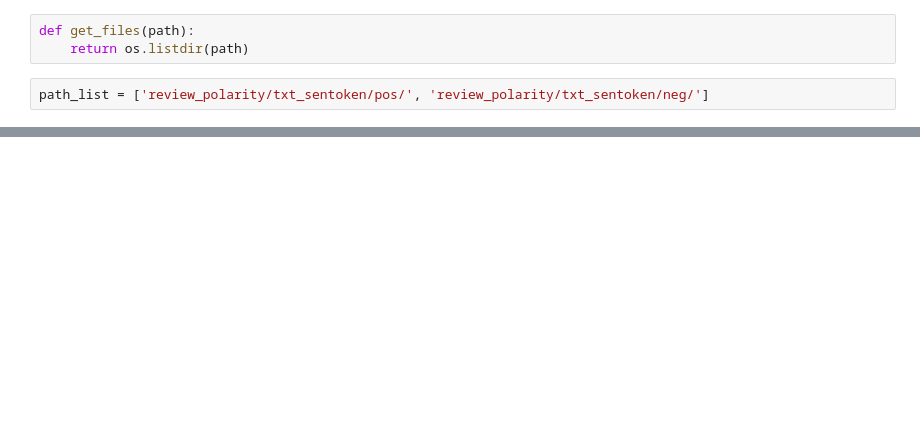
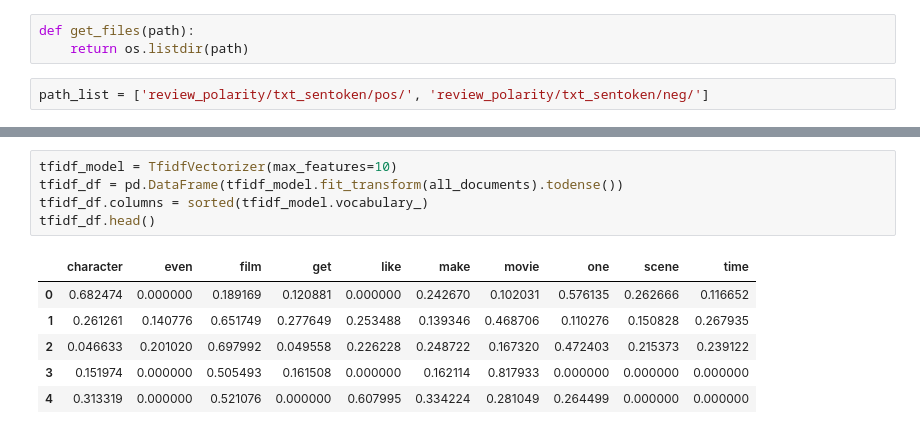
Before and after one commit to HarunErenMutlu/text_mining, a Jupyter notebook: nlp.ipynb, the cells around one changed output, grey strips where cells are left out. Saved outputs shown, nothing was run; the diff lists cells and outputs as text; blank space fills up the shorter version.

```diff
--- a/nlp.ipynb
+++ b/nlp.ipynb
@@ -50,0 +100,12 @@ for path in path_list:
+# %%
+tfidf_model = TfidfVectorizer(max_features=10)
+tfidf_df = pd.DataFrame(tfidf_model.fit_transform(all_documents).todense())
+tfidf_df.columns = sorted(tfidf_model.vocabulary_)
+tfidf_df.head()
+# %% [output]
+|  | character | even | film | get | like | make | movie | one | scene | time |
+| 0 | 0.682474 | 0.000000 | 0.189169 | 0.120881 | 0.000000 | 0.242670 | 0.102031 | 0.576135 | 0.262666 | 0.116652 |
+| 1 | 0.261261 | 0.140776 | 0.651749 | 0.277649 | 0.253488 | 0.139346 | 0.468706 | 0.110276 | 0.150828 | 0.267935 |
+| 2 | 0.046633 | 0.201020 | 0.697992 | 0.049558 | 0.226228 | 0.248722 | 0.167320 | 0.472403 | 0.215373 | 0.239122 |
+| 3 | 0.151974 | 0.000000 | 0.505493 | 0.161508 | 0.000000 | 0.162114 | 0.817933 | 0.000000 | 0.000000 | 0.000000 |
+| 4 | 0.313319 | 0.000000 | 0.521076 | 0.000000 | 0.607995 | 0.334224 | 0.281049 | 0.264499 | 0.000000 | 0.000000 |
```
Also changed, not shown: parts of 15 cells of this notebook.
